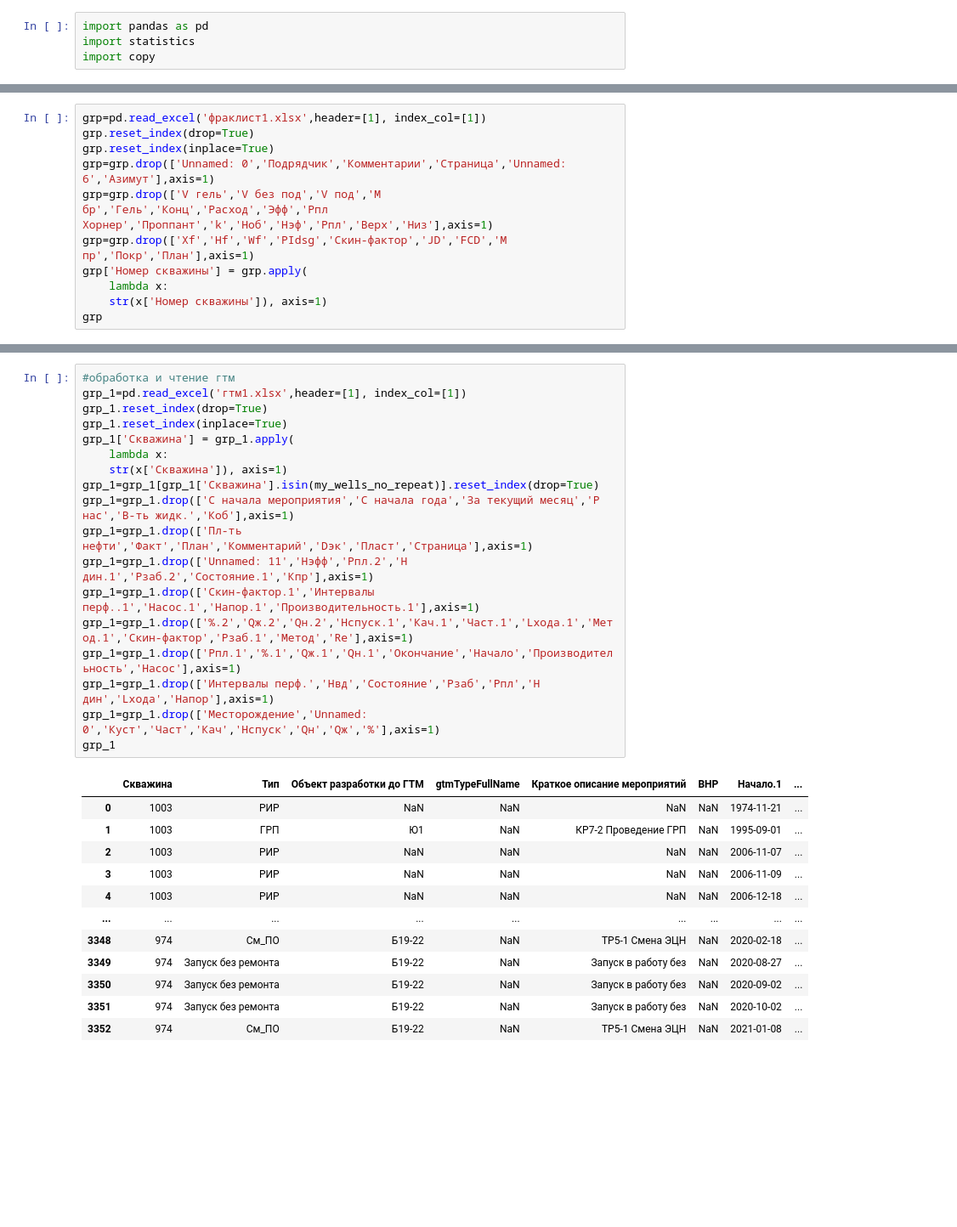
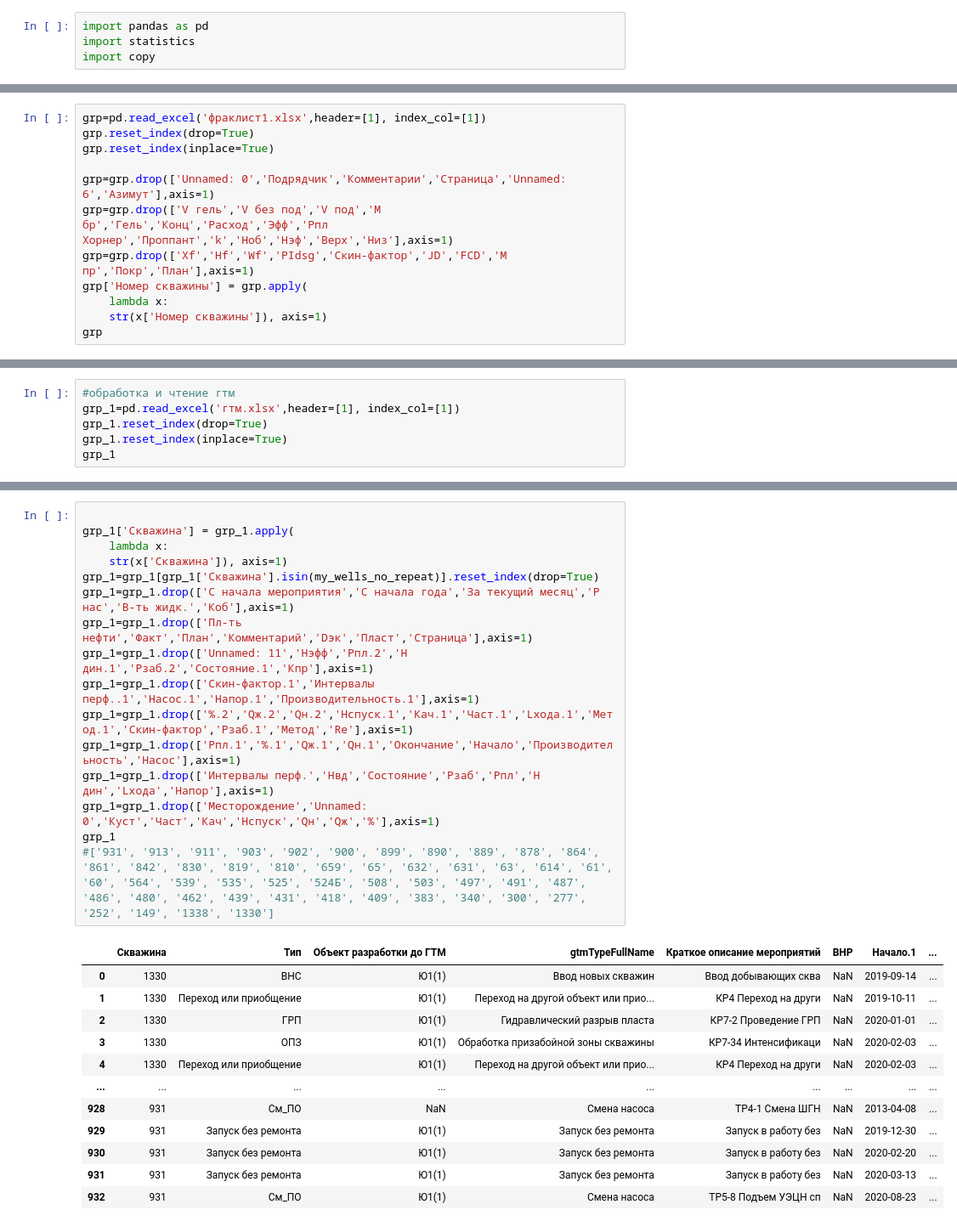
Before and after one commit to lybmvvs/appgazprom2.0, a Jupyter notebook: second app.ipynb, the cells around one changed output, grey strips where cells are left out. Shown at 85% size. Drawn from its saved outputs; the diff is of its cells as text; blank space fills up the shorter version.

```diff
--- a/second app.ipynb
+++ b/second app.ipynb
@@ -34,8 +34,9 @@ coordinates.head()
 grp=pd.read_excel('фраклист1.xlsx',header=[1], index_col=[1])
 grp.reset_index(drop=True)
 grp.reset_index(inplace=True)
+
 grp=grp.drop(['Unnamed: 0','Подрядчик','Комментарии','Страница','Unnamed: 6','Азимут'],axis=1)
-grp=grp.drop(['V гель','V без под','V под','М бр','Гель','Конц','Расход','Эфф','Рпл Хорнер','Проппант','k','Ноб','Нэф','Рпл','Верх','Низ'],axis=1)
+grp=grp.drop(['V гель','V без под','V под','М бр','Гель','Конц','Расход','Эфф','Рпл Хорнер','Проппант','k','Ноб','Нэф','Верх','Низ'],axis=1)
 grp=grp.drop(['Xf','Hf','Wf','PIdsg','Скин-фактор','JD','FCD','М пр','Покр','План'],axis=1)
 grp['Номер скважины'] = grp.apply(
     lambda x:
@@ -167,0 +177,6 @@ final
+# %%
+#обработка и чтение гтм
+grp_1=pd.read_excel('гтм.xlsx',header=[1], index_col=[1])
+grp_1.reset_index(drop=True)
+grp_1.reset_index(inplace=True)
+grp_1
@@ -168,31 +197,29 @@ final
 # %%
-#обработка и чтение гтм
-grp_1=pd.read_excel('гтм1.xlsx',header=[1], index_col=[1])
-grp_1.reset_index(drop=True)
-grp_1.reset_index(inplace=True)
+
 grp_1['Скважина'] = grp_1.apply(
     lambda x:
     str(x['Скважина']), axis=1)
 grp_1=grp_1[grp_1['Скважина'].isin(my_wells_no_repeat)].reset_index(drop=True)
 grp_1=grp_1.drop(['С начала мероприятия','С начала года','За текущий месяц','P нас','В-ть жидк.','Коб'],axis=1)
 grp_1=grp_1.drop(['Пл-ть нефти','Факт','План','Комментарий','Dэк','Пласт','Страница'],axis=1)
 grp_1=grp_1.drop(['Unnamed: 11','Hэфф','Pпл.2','H дин.1','Pзаб.2','Состояние.1','Кпр'],axis=1)
 grp_1=grp_1.drop(['Скин-фактор.1','Интервалы перф..1','Насос.1','Напор.1','Производительность.1'],axis=1)
 grp_1=grp_1.drop(['%.2','Qж.2','Qн.2','Hспуск.1','Кач.1','Част.1','Lхода.1','Метод.1','Скин-фактор','Pзаб.1','Метод','Re'],axis=1)
 grp_1=grp_1.drop(['Pпл.1','%.1','Qж.1','Qн.1','Окончание','Начало','Производительность','Насос'],axis=1)
 grp_1=grp_1.drop(['Интервалы перф.','Hвд','Состояние','Pзаб','Pпл','H дин','Lхода','Напор'],axis=1)
 grp_1=grp_1.drop(['Месторождение','Unnamed: 0','Куст','Част','Кач','Hспуск','Qн','Qж','%'],axis=1)
 grp_1
+#['931', '913', '911', '903', '902', '900', '899', '890', '889', '878', '864', '861', '842', '830', '819', '810', '659', '65', '632', '631', '63', '614', '61', '60', '564', '539', '535', '525', '524Б', '508', '503', '497', '491', '487', '486', '480', '462', '439', '431', '418', '409', '383', '340', '300', '277', '252', '149', '1338', '1330']
 # %% [output]
 |  | Скважина | Тип | Объект разработки до ГТМ | gtmTypeFullName | Краткое описание мероприятий | ВНР | Начало.1 | ... |
-| 0 | 1003 | РИР | NaN | NaN | NaN | NaN | 1974-11-21 | ... |
-| 1 | 1003 | ГРП | Ю1 | NaN | КР7-2 Проведение ГРП | NaN | 1995-09-01 | ... |
-| 2 | 1003 | РИР | NaN | NaN | NaN | NaN | 2006-11-07 | ... |
-| 3 | 1003 | РИР | NaN | NaN | NaN | NaN | 2006-11-09 | ... |
-| 4 | 1003 | РИР | NaN | NaN | NaN | NaN | 2006-12-18 | ... |
+| 0 | 1330 | ВНС | Ю1(1) | Ввод новых скважин | Ввод добывающих сква | NaN | 2019-09-14 | ... |
+| 1 | 1330 | Переход или приобщение | Ю1(1) | Переход на другой объект или прио... | КР4 Переход на други | NaN | 2019-10-11 | ... |
+| 2 | 1330 | ГРП | Ю1(1) | Гидравлический разрыв пласта | КР7-2 Проведение ГРП | NaN | 2020-01-01 | ... |
+| 3 | 1330 | ОПЗ | Ю1(1) | Обработка призабойной зоны скважины | КР7-34 Интенсификаци | NaN | 2020-02-03 | ... |
+| 4 | 1330 | Переход или приобщение | Ю1(1) | Переход на другой объект или прио... | КР4 Переход на други | NaN | 2020-02-03 | ... |
 | ... | ... | ... | ... | ... | ... | ... | ... | ... |
-| 3348 | 974 | См_ПО | Б19-22 | NaN | ТР5-1 Смена ЭЦН | NaN | 2020-02-18 | ... |
-| 3349 | 974 | Запуск без ремонта | Б19-22 | NaN | Запуск в работу без | NaN | 2020-08-27 | ... |
-| 3350 | 974 | Запуск без ремонта | Б19-22 | NaN | Запуск в работу без | NaN | 2020-09-02 | ... |
-| 3351 | 974 | Запуск без ремонта | Б19-22 | NaN | Запуск в работу без | NaN | 2020-10-02 | ... |
-| 3352 | 974 | См_ПО | Б19-22 | NaN | ТР5-1 Смена ЭЦН | NaN | 2021-01-08 | ... |
+| 928 | 931 | См_ПО | NaN | Смена насоса | ТР4-1 Смена ШГН | NaN | 2013-04-08 | ... |
+| 929 | 931 | Запуск без ремонта | Ю1(1) | Запуск без ремонта | Запуск в работу без | NaN | 2019-12-30 | ... |
+| 930 | 931 | Запуск без ремонта | Ю1(1) | Запуск без ремонта | Запуск в работу без | NaN | 2020-02-20 | ... |
+| 931 | 931 | Запуск без ремонта | Ю1(1) | Запуск без ремонта | Запуск в работу без | NaN | 2020-03-13 | ... |
+| 932 | 931 | См_ПО | Ю1(1) | Смена насоса | ТР5-8 Подъем УЭЦН сп | NaN | 2020-08-23 | ... |
```
Also changed, not shown: parts of 34 cells of this notebook, 3 other files.
